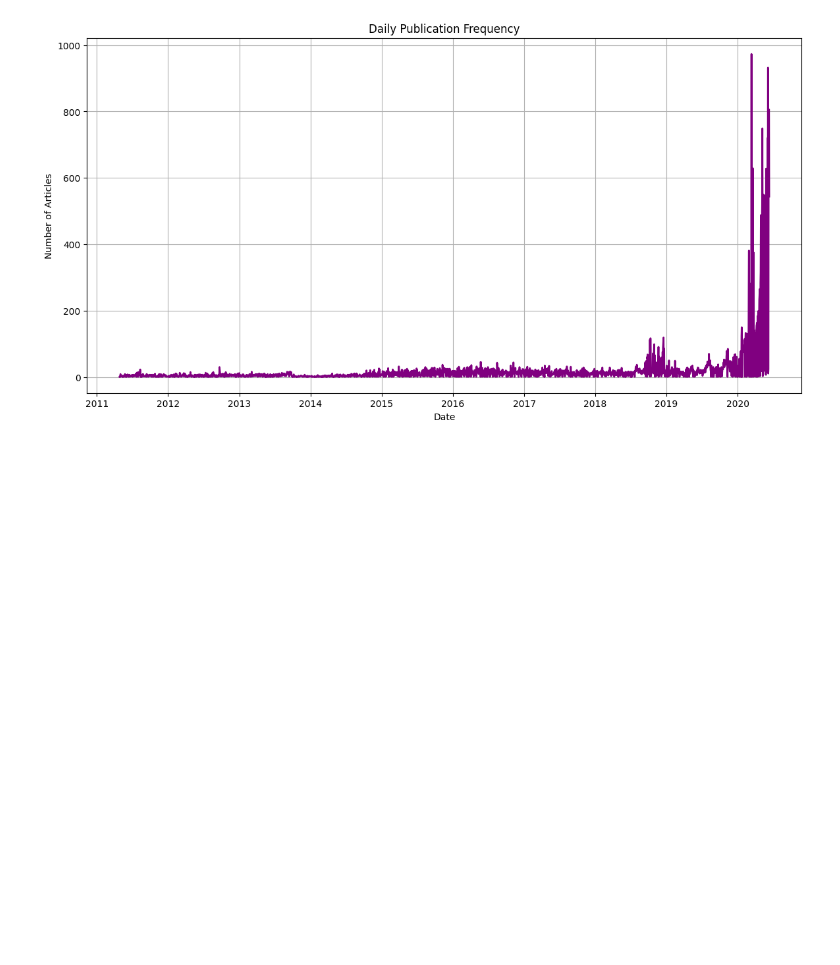
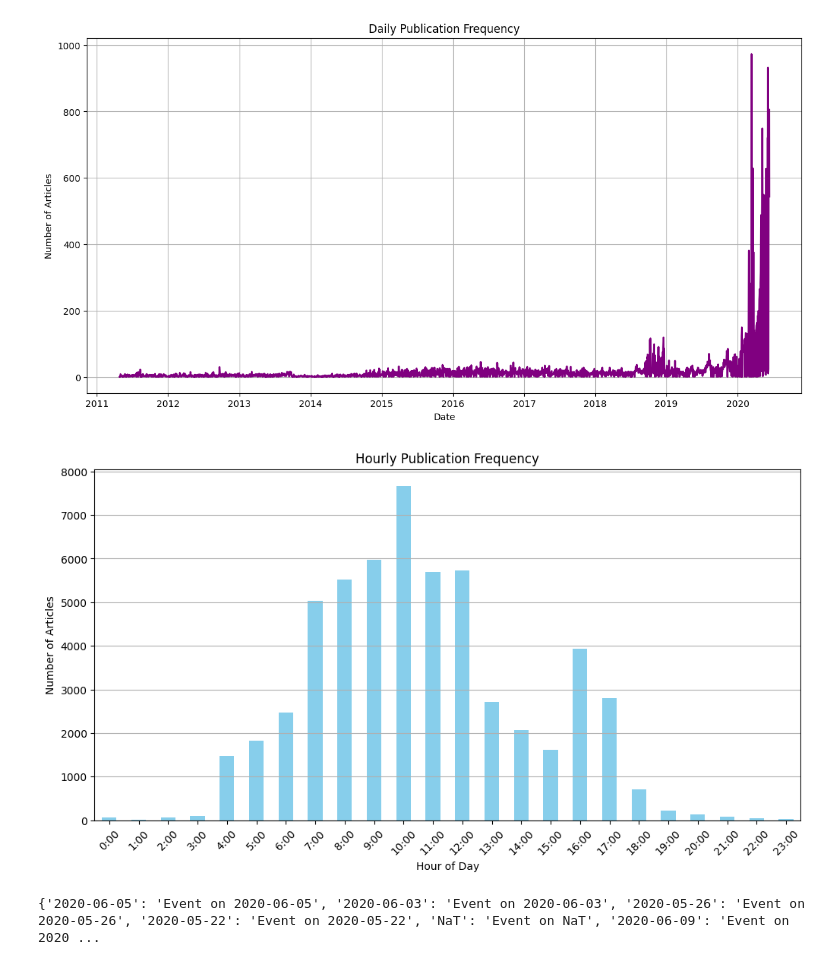
Before and after one commit to abdure-ai/Financial-Data-Analysis-For-Nova_Financial_Solutions, a Jupyter notebook: notebooks/EDA.ipynb, the cells around one changed output. Drawn from its saved outputs; the diff is of its cells as text; code cells hidden in the pictures; blank space fills up the shorter version.

```diff
--- a/notebooks/EDA.ipynb
+++ b/notebooks/EDA.ipynb
@@ -233,3 +233,32 @@ plt.grid(True)
 plt.show()
 # %% [output]
 [figure]
+# %%
+# Extract the hour from the 'date' column
+data['hour'] = data['date'].dt.hour
+
+# Group by hour to find the number of articles published in each hour
+hourly_publications = data.groupby('hour').size()
+
+# Plot the hourly publication frequency
+plt.figure(figsize=(12, 6))
+hourly_publications.plot(kind='bar', color='skyblue')
+plt.title('Hourly Publication Frequency')
+plt.xlabel('Hour of Day')
+plt.ylabel('Number of Articles')
+plt.xticks(range(24), labels=[f"{h}:00" for h in range(24)], rotation=45)
+plt.grid(axis='y')
+plt.show()
+# %% [output]
+[figure, added]
+# %%
+# Extract unique publication dates
+unique_dates = data['date'].dt.date.unique()
+
+# Generate the dictionary
+publication_events = {str(date): f"Event on {date}" for date in unique_dates}
+
+# Display the dictionary
+print(publication_events)
+# %% [output]
+{'2020-06-05': 'Event on 2020-06-05', '2020-06-03': 'Event on 2020-06-03', '2020-05-26': 'Event on 2020-05-26', '2020-05-22': 'Event on 2020-05-22', 'NaT': 'Event on NaT', '2020-06-09': 'Event on 2020 ...
```
Also changed, not shown: parts of 1 cell of this notebook.
